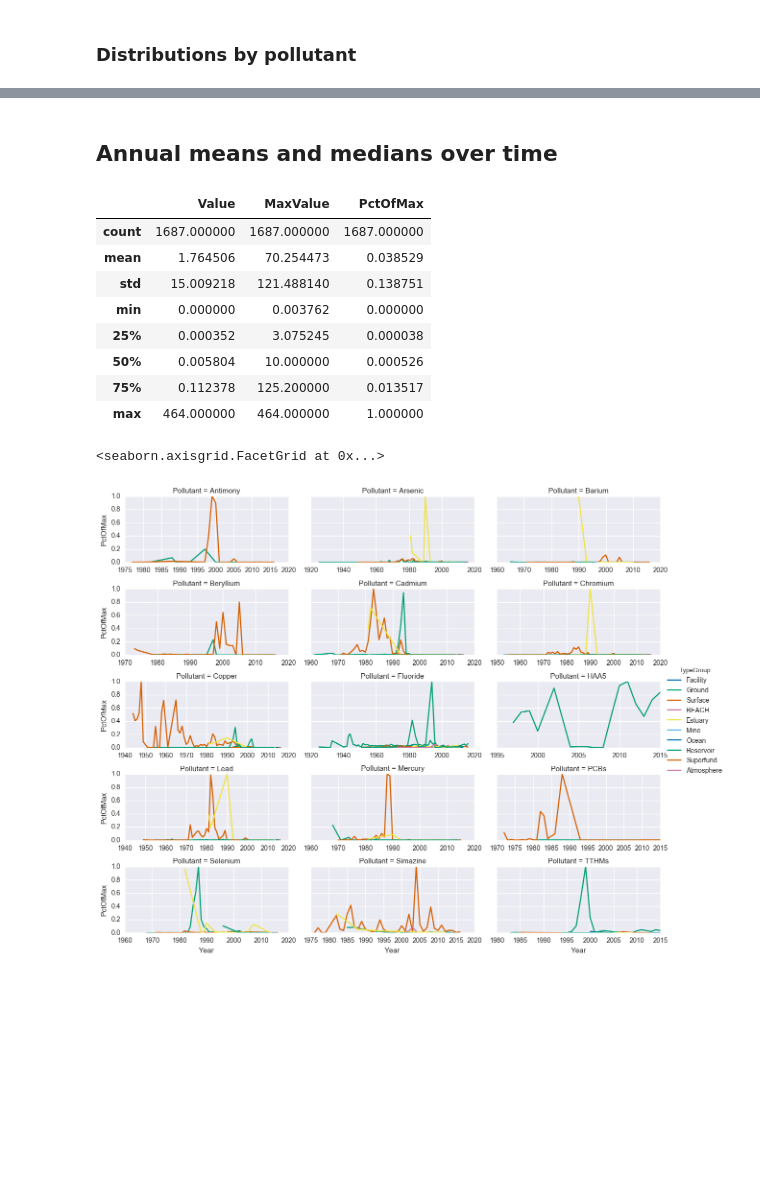
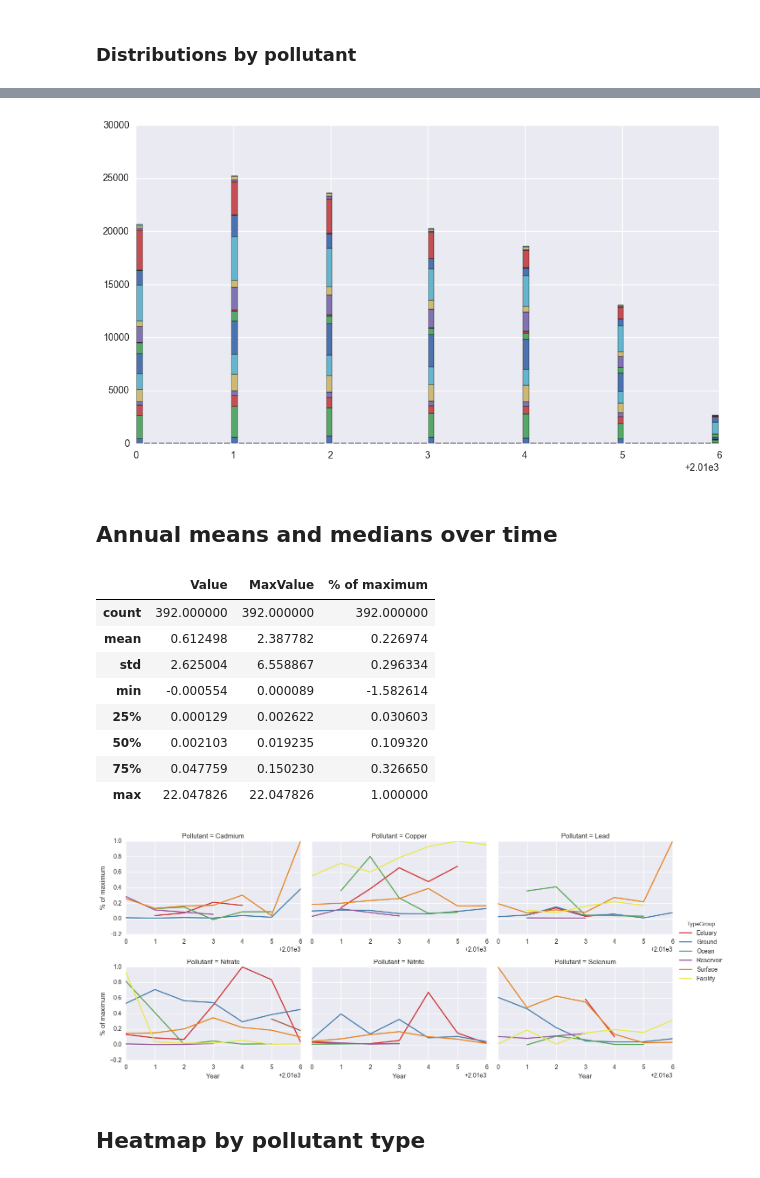
Before and after one commit to SeanU/waq, a Jupyter notebook: exploration/Water EDA.ipynb, the cells around one changed output, grey strips where cells are left out. Cells and saved outputs as stored; diff of their text form; code cells hidden in the pictures; blank space fills up the shorter version.

```diff
--- a/exploration/Water EDA.ipynb
+++ b/exploration/Water EDA.ipynb
@@ -20,13 +27,13 @@ del station
 pd.options.display.max_rows = None
 sites.columns = ['Type', 'TypeGroup']
 
-sites.loc[sites.Type.str.startswith('BEACH'), 'TypeGroup'] = 'BEACH'
+sites.loc[sites.Type.str.startswith('BEACH'), 'TypeGroup'] = 'Ocean'
 sites.loc[sites.Type.str.startswith('CERCLA'), 'TypeGroup'] = 'Superfund'
 sites.loc[sites.Type.str.startswith('Canal'), 'TypeGroup'] = 'Surface'
 sites.loc[sites.Type.str.startswith('Facility'), 'TypeGroup'] = 'Facility'
 sites.loc[sites.Type.str.startswith('Lake'), 'TypeGroup'] = 'Surface'
 sites.loc[sites.Type.str.startswith('Land'), 'TypeGroup'] = 'Surface'
-sites.loc[sites.Type.str.startswith('Mine'), 'TypeGroup'] = 'Mine'
+sites.loc[sites.Type.str.startswith('Mine'), 'TypeGroup'] = 'Ground'
 sites.loc[sites.Type.str.startswith('Ocean'), 'TypeGroup'] = 'Ocean'
 sites.loc[sites.Type.str.startswith('Pipe'), 'TypeGroup'] = 'Facility'
 sites.loc[sites.Type.str.startswith('Reservoir'), 'TypeGroup'] = 'Reservoir'
@@ -40,7 +47,7 @@ sites.loc[sites.Type.str.startswith('Wetland'), 'TypeGroup'] = 'Surface'
 sites.loc[sites.Type == 'Atmosphere', 'TypeGroup'] = 'Atmosphere'
 sites.loc[sites.Type == 'Estuary', 'TypeGroup'] = 'Estuary'
 sites.loc[sites.Type == 'Cave', 'TypeGroup'] = 'Ground'
-sites.loc[sites.Type == 'Constructed Water Transport Structure', 'TypeGroup'] = 'Canal'
+sites.loc[sites.Type == 'Constructed Water Transport Structure', 'TypeGroup'] = 'Surface'
 sites.loc[sites.Type == 'Channelized Stream', 'TypeGroup'] = 'Surface'
 sites.loc[sites.Type == 'Other-Ground Water', 'TypeGroup'] = 'Ground'
 sites.loc[sites.Type == 'Other-Surface Water', 'TypeGroup'] = 'Surface'
@@ -156,32 +183,57 @@ drawlimits()
+# %%
+# grid = sns.FacetGrid(data[data.Year>= '1930'], hue='Pollutant', size=5)
+# grid.map(sns.countplot, 'Year')
+# _ = plt.suptitle('Measurement count by year')
+
+# plt.hist(data[data.Year >= '1930'].Year, histtype='barstacked')
+def stackhist(x, y, **kws):
+    grouped = pd.groupby(x, y)
+    data = [d for _, d in grouped]
+    labels = [l for l, _ in grouped]
+    plt.hist(data, histtype='barstacked', label=labels, bins=80)
+
+plt.figure(figsize=[11,6])
+
+d = data[data.Year >= '1930']
+stackhist(pd.to_numeric(d.Year), d.Pollutant)
+# locs, labels = plt.xticks(rotation=90)
+# for l in labels:
+#     val = int(l.get_text())
+#     if val % 10 != 0:
+#         l.set_visible(False)
+# %% [output]
+[figure, added]
 # %% [markdown]
 ## Annual means and medians over time
 # %%
-data['Year'] = data.StartDate.str.split('-').str[0]
-
 annualMeans = data.groupby(['Pollutant', 'TypeGroup', 'Year']).mean()['Value'].reset_index()
 maxes = annualMeans.groupby(['Pollutant']).max()['Value'].reset_index()
 maxes.columns = ['Pollutant', 'MaxValue']
 annualMeans = pd.merge(annualMeans, maxes, on='Pollutant')
-annualMeans['PctOfMax'] = annualMeans.Value / annualMeans.MaxValue
+annualMeans['% of maximum'] = annualMeans.Value / annualMeans.MaxValue
 annualMeans.describe()
 # %% [output]
-|  | Value | MaxValue | PctOfMax |
-| count | 1687.000000 | 1687.000000 | 1687.000000 |
-| mean | 1.764506 | 70.254473 | 0.038529 |
-| std | 15.009218 | 121.488140 | 0.138751 |
-| min | 0.000000 | 0.003762 | 0.000000 |
-| 25% | 0.000352 | 3.075245 | 0.000038 |
-| 50% | 0.005804 | 10.000000 | 0.000526 |
-| 75% | 0.112378 | 125.200000 | 0.013517 |
-| max | 464.000000 | 464.000000 | 1.000000 |
+|  | Value | MaxValue | % of maximum |
+| count | 392.000000 | 392.000000 | 392.000000 |
+| mean | 0.612498 | 2.387782 | 0.226974 |
+| std | 2.625004 | 6.558867 | 0.296334 |
+| min | -0.000554 | 0.000089 | -1.582614 |
+| 25% | 0.000129 | 0.002622 | 0.030603 |
+| 50% | 0.002103 | 0.019235 | 0.109320 |
+| 75% | 0.047759 | 0.150230 | 0.326650 |
+| max | 22.047826 | 22.047826 | 1.000000 |
 # %%
-palette = sns.color_palette('colorblind', n_colors=len(annualMeans.TypeGroup.unique()))
-# sns.palplot(current_palette)
-sns.set_palette(palette)
+numcols = len(annualMeans.TypeGroup.unique())
+# print(numcols)
+pal = sns.color_palette('Set1', numcols, desat=.8)
+# sns.palplot(pal)
+sns.set_palette(pal)
 
-grid=sns.FacetGrid(annualMeans, col='Pollutant', hue='TypeGroup',
-                   col_wrap=3, sharex=False, size=2, aspect=2)
-grid.map(plt.plot, 'Year', 'PctOfMax').add_legend()
+grid=sns.FacetGrid(annualMeans[annualMeans.Pollutant.isin(['Cadmium', 'Copper', 'Lead', 'Nitrate', 'Nitrite', 'Selenium'])],
+                   col='Pollutant', hue='TypeGroup',
+                   col_wrap=3, sharex=False, size=3, aspect=1.5, palette=pal)
+_ = grid.map(plt.plot, 'Year', '% of maximum').add_legend()
 # %% [output]
-<seaborn.axisgrid.FacetGrid at 0x...>
-[figure, old version]
+[figure, new version]
+# %% [markdown]
+## Heatmap by pollutant type
```
Also changed, not shown: parts of 16 cells of this notebook, 9 other files.
